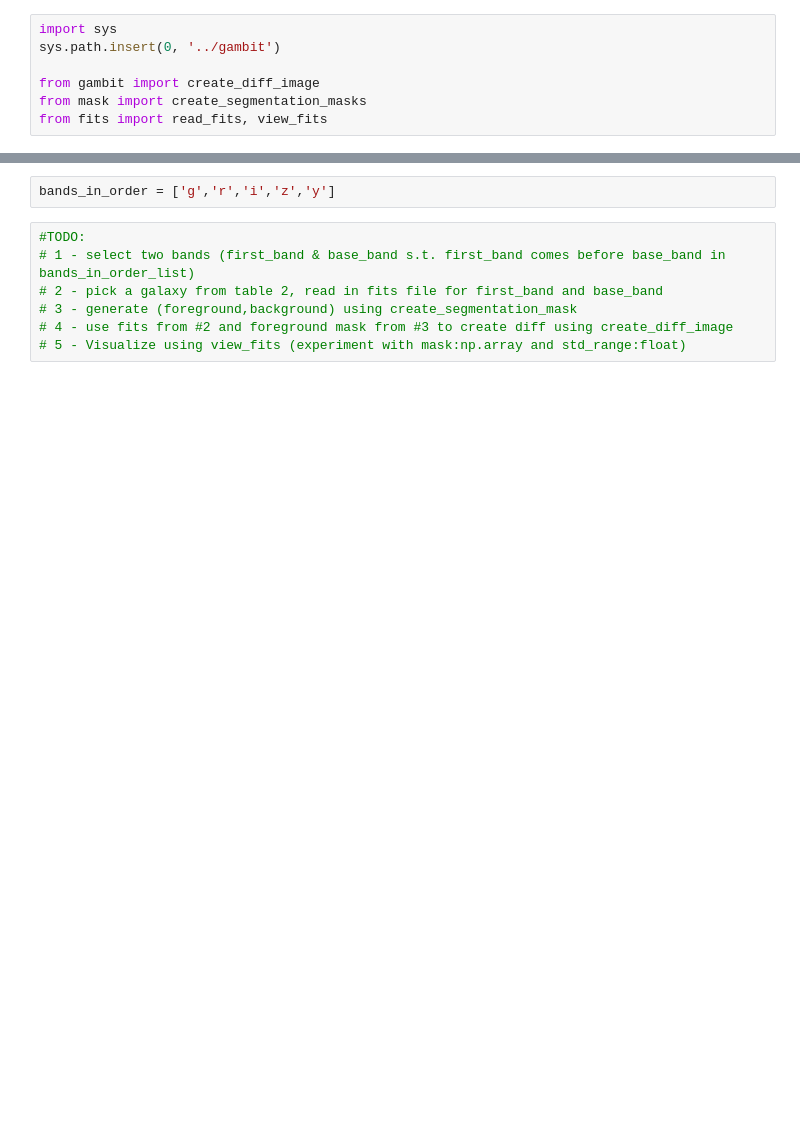
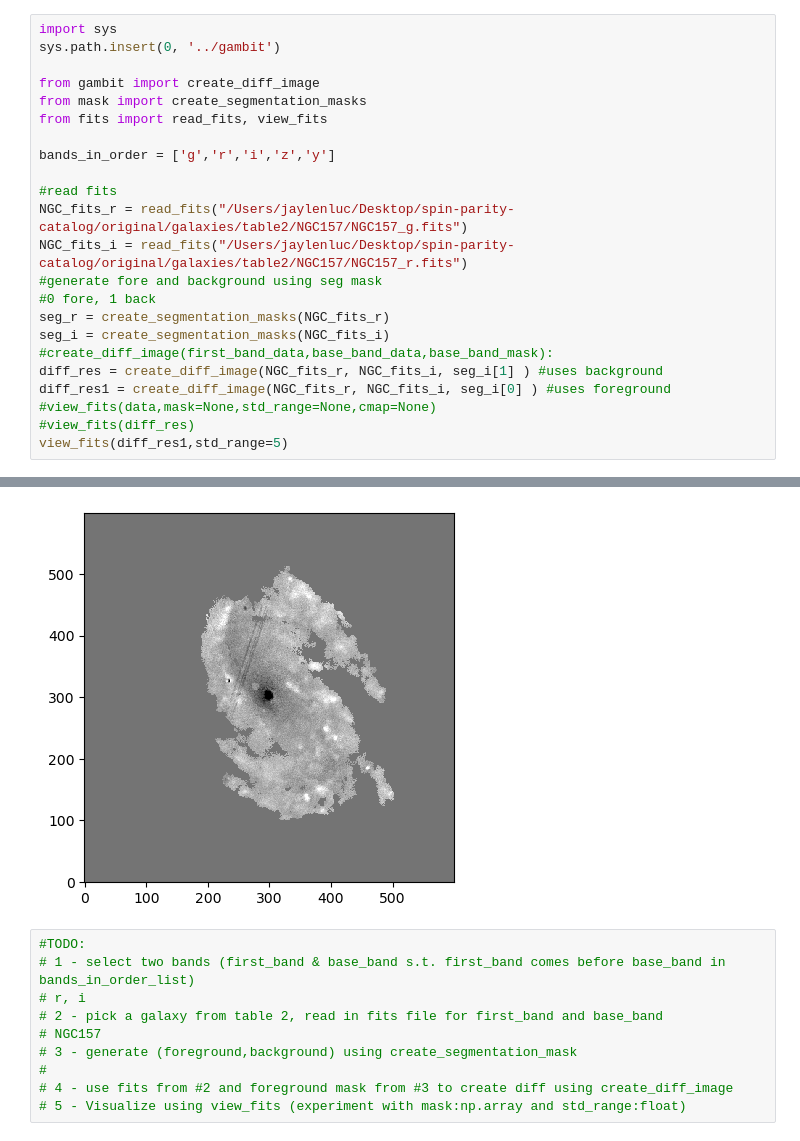
Before and after one commit to JaylenLuc/gambit, a Jupyter notebook: examples/diff.ipynb, the cells around one changed output, grey strips where cells are left out. Cells and saved outputs as stored; diff of their text form; blank space fills up the shorter version.

Commit message:
first diff image NGC157_g

```diff
--- a/examples/diff.ipynb
+++ b/examples/diff.ipynb
@@ -5,3 +5,20 @@ sys.path.insert(0, '../gambit')
 from gambit import create_diff_image
 from mask import create_segmentation_masks
 from fits import read_fits, view_fits
+
+bands_in_order = ['g','r','i','z','y']
+
+#read fits
+NGC_fits_r = read_fits("/Users/jaylenluc/Desktop/spin-parity-catalog/original/galaxies/table2/NGC157/NGC157_g.fits")
+NGC_fits_i = read_fits("/Users/jaylenluc/Desktop/spin-parity-catalog/original/galaxies/table2/NGC157/NGC157_r.fits")
+#generate fore and background using seg mask
+#0 fore, 1 back
+seg_r = create_segmentation_masks(NGC_fits_r)
+seg_i = create_segmentation_masks(NGC_fits_i)
+#create_diff_image(first_band_data,base_band_data,base_band_mask):
+diff_res = create_diff_image(NGC_fits_r, NGC_fits_i, seg_i[1] ) #uses background
+diff_res1 = create_diff_image(NGC_fits_r, NGC_fits_i, seg_i[0] ) #uses foreground
+#view_fits(data,mask=None,std_range=None,cmap=None)
+#view_fits(diff_res)
+view_fits(diff_res1,std_range=5)
+# %% [output]
@@ -8,10 +27,12 @@ from fits import read_fits, view_fits
+[figure, added]
-# %%
-bands_in_order = ['g','r','i','z','y']
 # %%
 #TODO:
 # 1 - select two bands (first_band & base_band s.t. first_band comes before base_band in bands_in_order_list)
+# r, i
 # 2 - pick a galaxy from table 2, read in fits file for first_band and base_band
+# NGC157
 # 3 - generate (foreground,background) using create_segmentation_mask
+#
 # 4 - use fits from #2 and foreground mask from #3 to create diff using create_diff_image
 # 5 - Visualize using view_fits (experiment with mask:np.array and std_range:float)
 # %%
```
Also changed, not shown: parts of 2 cells of this notebook, 2 other files.
